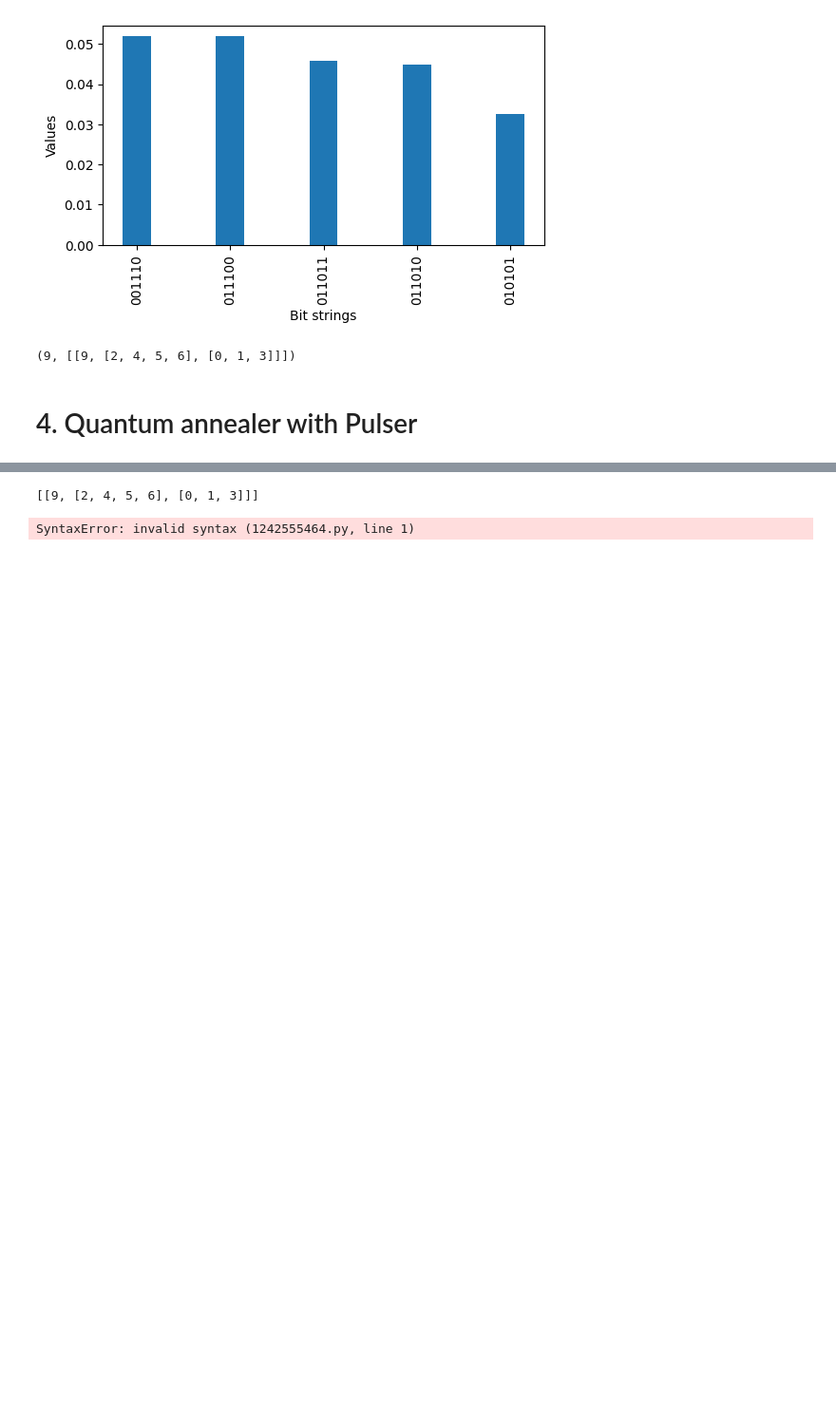
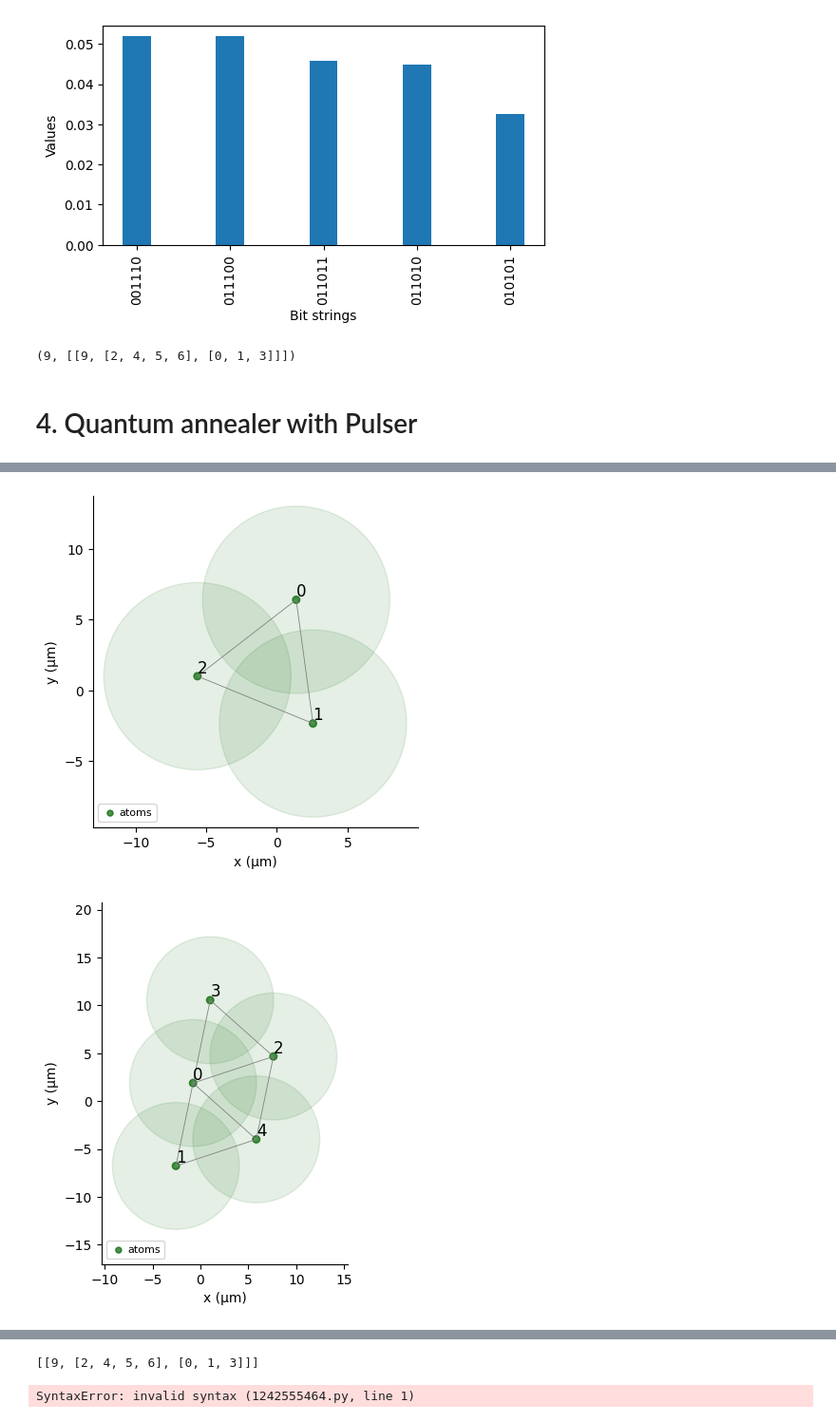
Before and after one commit to darkmatter2000/Maxcut_qaoa_and_annealing, a Jupyter notebook: quantum_maxcut.ipynb, the cells around one changed output, grey strips where cells are left out. Shown at 95% size. Saved outputs shown, nothing was run; the diff lists cells and outputs as text; code cells hidden in the pictures; blank space fills up the shorter version.

```diff
--- a/quantum_maxcut.ipynb
+++ b/quantum_maxcut.ipynb
@@ -597,0 +570,40 @@ for i in range(n):
+# %%
+from scipy.spatial.distance import pdist , squareform
+
+
+def evaluate_mapping(new_coords , Q):
+    """Cost function to minimize. Ideally , the pairwise distance are conserved."""
+    new_coords = np.reshape(new_coords , (len(Q) , 2))
+    # computing the matrix of the distance between all coordinate pairs
+    new_Q = squareform(
+        DigitalAnalogDevice.interaction_coeff/ pdist(new_coords)**6
+    )
+    return np.linalg.norm(new_Q - Q)
+
+Register_list = []
+for J in matrices_adj:
+    costs = []
+    np.random.seed(0)
+    x0 = np.random.random(len(J)*2)
+    res = minimize(
+        evaluate_mapping,
+        x0,
+        args=(J,),
+        method="Nelder-Mead",
+        #method = "COBYLA",
+        tol = 1e-6,
+        options={"maxiter":2000000, "maxfev":None}
+    )
+
+    coords = np.reshape(res.x , (len(J) , 2))
+
+    qubits = dict(enumerate(coords/1.5))
+    reg = Register(qubits=qubits)
+    reg.draw(
+    blockade_radius=DigitalAnalogDevice.rydberg_blockade_radius(1),
+    draw_graph= True,
+    draw_half_radius=True)
+    Register_list.append(reg)
+# %% [output]
+[figure, added]
+[figure, added]
```
Also changed, not shown: parts of 6 cells of this notebook.
